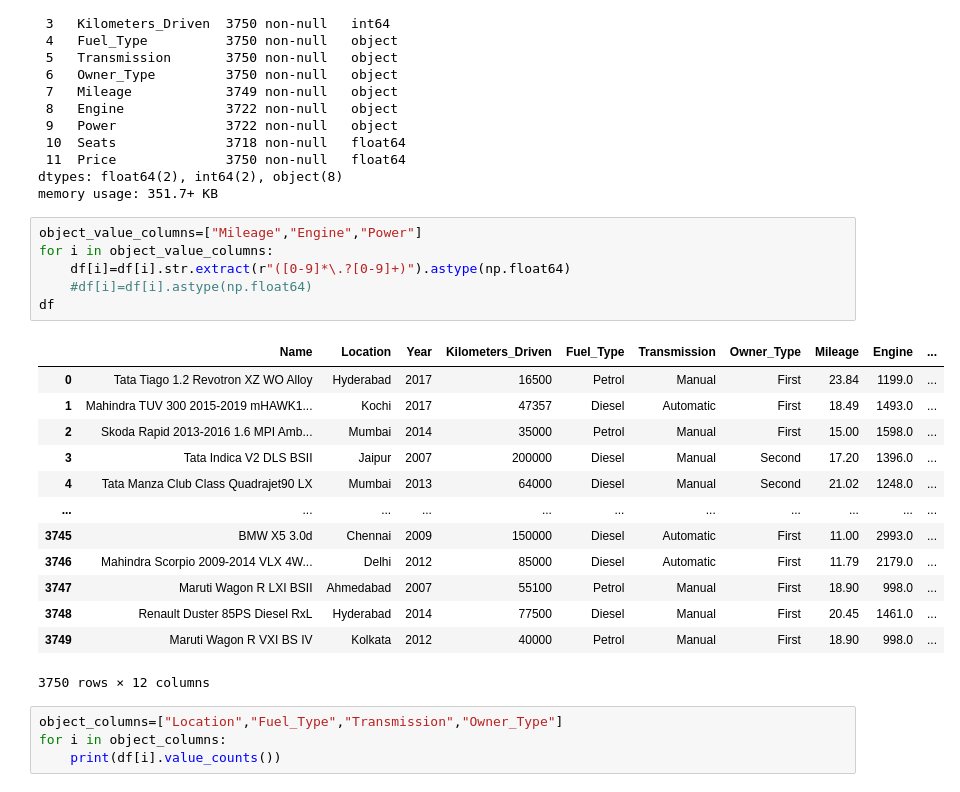
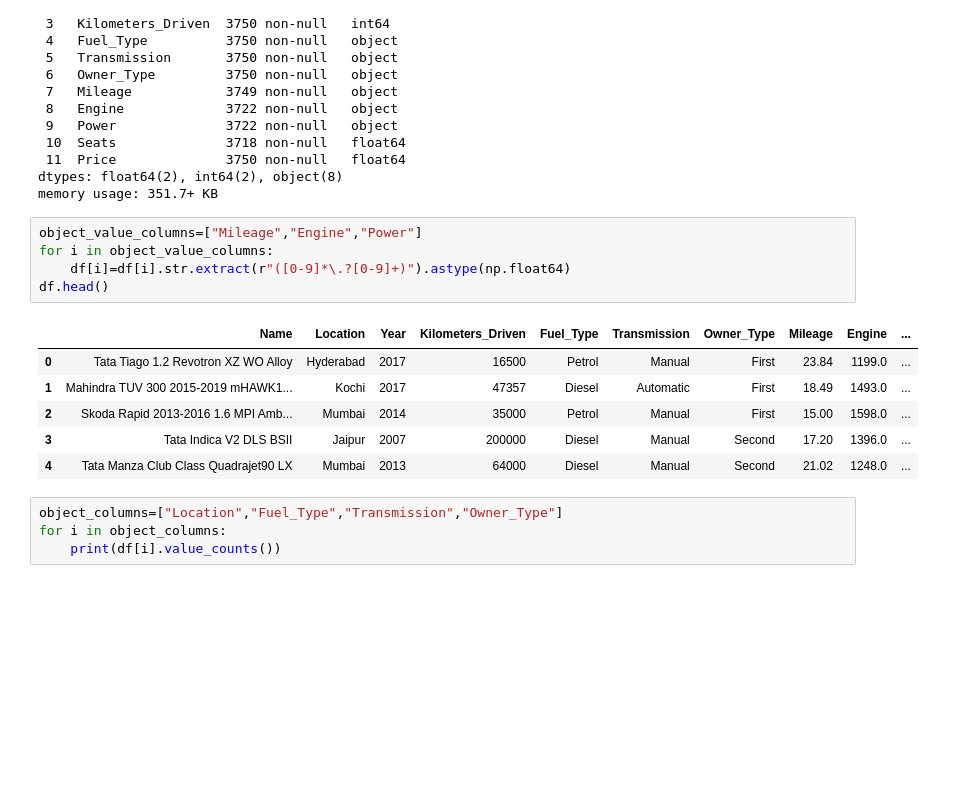
Before and after one commit to Shaurya-Ag/Car_Price_Prediction, a Jupyter notebook: Laboratory.ipynb, the cells around one changed output. Cells and saved outputs as stored; diff of their text form; blank space fills up the shorter version.

```diff
--- a/Laboratory.ipynb
+++ b/Laboratory.ipynb
@@ -48,23 +48,15 @@ memory usage: 351.7+ KB
 # %%
 object_value_columns=["Mileage","Engine","Power"]
 for i in object_value_columns:
     df[i]=df[i].str.extract(r"([0-9]*\.?[0-9]+)").astype(np.float64)
-    #df[i]=df[i].astype(np.float64)
-df
+df.head()
 # %% [output]
 |  | Name | Location | Year | Kilometers_Driven | Fuel_Type | Transmission | Owner_Type | Mileage | Engine | ... |
 | 0 | Tata Tiago 1.2 Revotron XZ WO Alloy | Hyderabad | 2017 | 16500 | Petrol | Manual | First | 23.84 | 1199.0 | ... |
 | 1 | Mahindra TUV 300 2015-2019 mHAWK1... | Kochi | 2017 | 47357 | Diesel | Automatic | First | 18.49 | 1493.0 | ... |
 | 2 | Skoda Rapid 2013-2016 1.6 MPI Amb... | Mumbai | 2014 | 35000 | Petrol | Manual | First | 15.00 | 1598.0 | ... |
 | 3 | Tata Indica V2 DLS BSII | Jaipur | 2007 | 200000 | Diesel | Manual | Second | 17.20 | 1396.0 | ... |
 | 4 | Tata Manza Club Class Quadrajet90 LX | Mumbai | 2013 | 64000 | Diesel | Manual | Second | 21.02 | 1248.0 | ... |
-| ... | ... | ... | ... | ... | ... | ... | ... | ... | ... | ... |
-| 3745 | BMW X5 3.0d | Chennai | 2009 | 150000 | Diesel | Automatic | First | 11.00 | 2993.0 | ... |
-| 3746 | Mahindra Scorpio 2009-2014 VLX 4W... | Delhi | 2012 | 85000 | Diesel | Automatic | First | 11.79 | 2179.0 | ... |
-| 3747 | Maruti Wagon R LXI BSII | Ahmedabad | 2007 | 55100 | Petrol | Manual | First | 18.90 | 998.0 | ... |
-| 3748 | Renault Duster 85PS Diesel RxL | Hyderabad | 2014 | 77500 | Diesel | Manual | First | 20.45 | 1461.0 | ... |
-| 3749 | Maruti Wagon R VXI BS IV | Kolkata | 2012 | 40000 | Petrol | Manual | First | 18.90 | 998.0 | ... |
-3750 rows × 12 columns
 # %%
 object_columns=["Location","Fuel_Type","Transmission","Owner_Type"]
 for i in object_columns:
```
Also changed, not shown: parts of 12 cells of this notebook.
